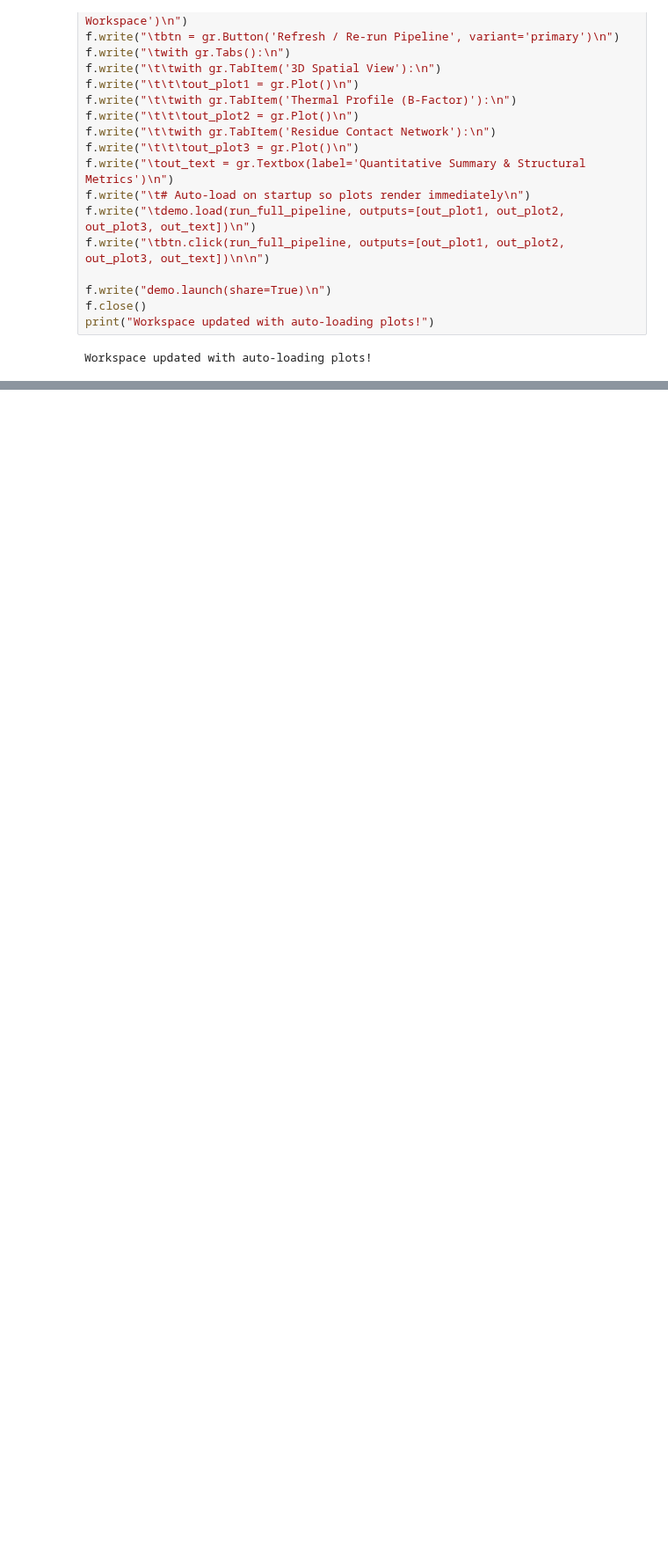
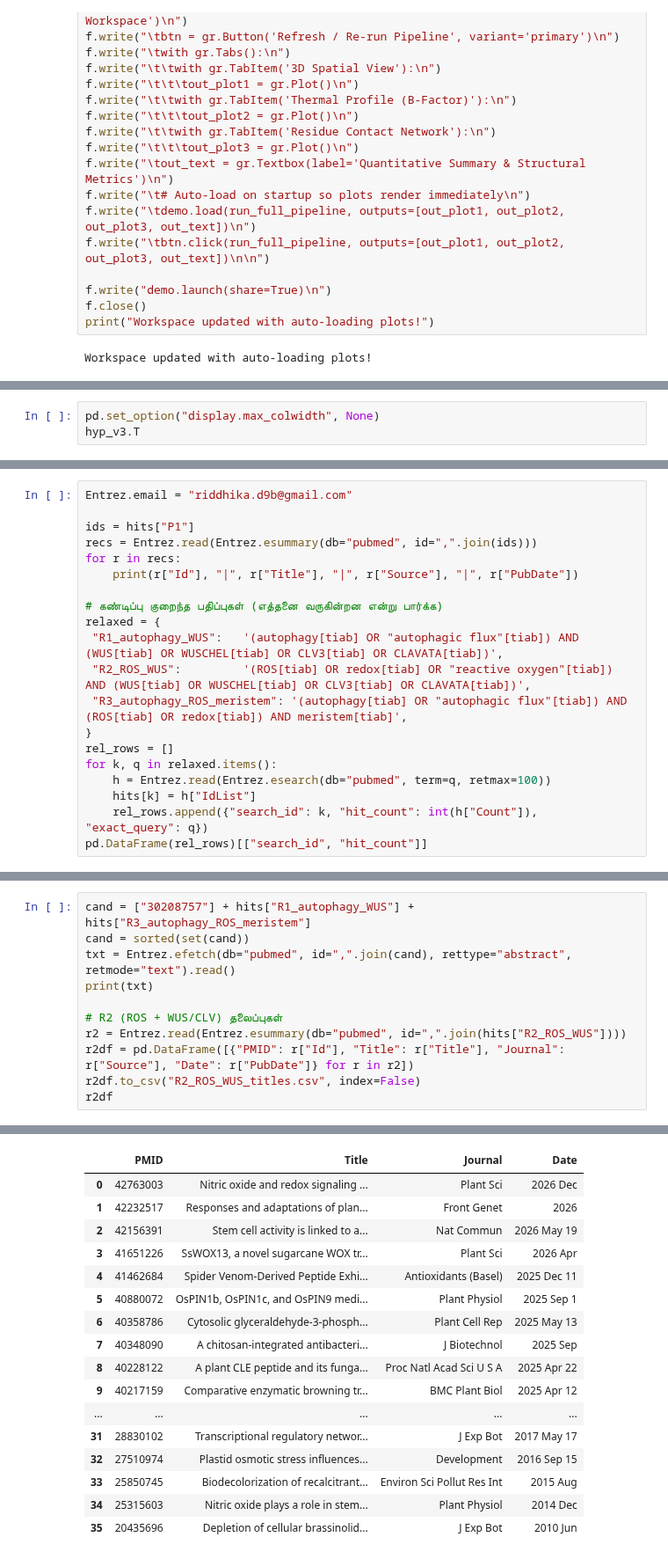
Before and after one commit to riddhikad9b-ux/Plant-Meristem-Longevity-Research-, a Jupyter notebook: Plant_Meristem_Longevity_Research_Lab_v1.ipynb, the cells around one changed output, grey strips where cells are left out. Shown at 88% size. Saved outputs shown, nothing was run; the diff lists cells and outputs as text; blank space fills up the shorter version.

```diff
--- a/Plant_Meristem_Longevity_Research_Lab_v1.ipynb
+++ b/Plant_Meristem_Longevity_Research_Lab_v1.ipynb
@@ -5892,0 +9986,3 @@ fatal: unable to auto-detect email address (got 'root@626b261cbcee.(none)')
+# %%
+pd.set_option("display.max_colwidth", None)
+hyp_v3.T
@@ -5892,0 +10038,20 @@ fatal: unable to auto-detect email address (got 'root@626b261cbcee.(none)')
+# %%
+Entrez.email = "riddhika.d9b@gmail.com"
+
+ids = hits["P1"]
+recs = Entrez.read(Entrez.esummary(db="pubmed", id=",".join(ids)))
+for r in recs:
+    print(r["Id"], "|", r["Title"], "|", r["Source"], "|", r["PubDate"])
+
+# கண்டிப்பு குறைந்த பதிப்புகள் (எத்தனை வருகின்றன என்று பார்க்க)
+relaxed = {
+ "R1_autophagy_WUS":   '(autophagy[tiab] OR "autophagic flux"[tiab]) AND (WUS[tiab] OR WUSCHEL[tiab] OR CLV3[tiab] OR CLAVATA[tiab])',
+ "R2_ROS_WUS":         '(ROS[tiab] OR redox[tiab] OR "reactive oxygen"[tiab]) AND (WUS[tiab] OR WUSCHEL[tiab] OR CLV3[tiab] OR CLAVATA[tiab])',
+ "R3_autophagy_ROS_meristem": '(autophagy[tiab] OR "autophagic flux"[tiab]) AND (ROS[tiab] OR redox[tiab]) AND meristem[tiab]',
+}
+rel_rows = []
+for k, q in relaxed.items():
+    h = Entrez.read(Entrez.esearch(db="pubmed", term=q, retmax=100))
+    hits[k] = h["IdList"]
+    rel_rows.append({"search_id": k, "hit_count": int(h["Count"]), "exact_query": q})
+pd.DataFrame(rel_rows)[["search_id", "hit_count"]]
@@ -5892,0 +10064,12 @@ fatal: unable to auto-detect email address (got 'root@626b261cbcee.(none)')
+# %%
+cand = ["30208757"] + hits["R1_autophagy_WUS"] + hits["R3_autophagy_ROS_meristem"]
+cand = sorted(set(cand))
+txt = Entrez.efetch(db="pubmed", id=",".join(cand), rettype="abstract", retmode="text").read()
+print(txt)
+
+# R2 (ROS + WUS/CLV) தலைப்புகள்
+r2 = Entrez.read(Entrez.esummary(db="pubmed", id=",".join(hits["R2_ROS_WUS"])))
+r2df = pd.DataFrame([{"PMID": r["Id"], "Title": r["Title"], "Journal": r["Source"], "Date": r["PubDate"]} for r in r2])
+r2df.to_csv("R2_ROS_WUS_titles.csv", index=False)
+r2df
+# %% [output]
@@ -5892,0 +10093,17 @@ fatal: unable to auto-detect email address (got 'root@626b261cbcee.(none)')
+|  | PMID | Title | Journal | Date |
+| 0 | 42763003 | Nitric oxide and redox signaling ... | Plant Sci | 2026 Dec |
+| 1 | 42232517 | Responses and adaptations of plan... | Front Genet | 2026 |
+| 2 | 42156391 | Stem cell activity is linked to a... | Nat Commun | 2026 May 19 |
+| 3 | 41651226 | SsWOX13, a novel sugarcane WOX tr... | Plant Sci | 2026 Apr |
+| 4 | 41462684 | Spider Venom-Derived Peptide Exhi... | Antioxidants (Basel) | 2025 Dec 11 |
+| 5 | 40880072 | OsPIN1b, OsPIN1c, and OsPIN9 medi... | Plant Physiol | 2025 Sep 1 |
+| 6 | 40358786 | Cytosolic glyceraldehyde-3-phosph... | Plant Cell Rep | 2025 May 13 |
+| 7 | 40348090 | A chitosan-integrated antibacteri... | J Biotechnol | 2025 Sep |
+| 8 | 40228122 | A plant CLE peptide and its funga... | Proc Natl Acad Sci U S A | 2025 Apr 22 |
+| 9 | 40217159 | Comparative enzymatic browning tr... | BMC Plant Biol | 2025 Apr 12 |
+| ... | ... | ... | ... | ... |
+| 31 | 28830102 | Transcriptional regulatory networ... | J Exp Bot | 2017 May 17 |
+| 32 | 27510974 | Plastid osmotic stress influences... | Development | 2016 Sep 15 |
+| 33 | 25850745 | Biodecolorization of recalcitrant... | Environ Sci Pollut Res Int | 2015 Aug |
+| 34 | 25315603 | Nitric oxide plays a role in stem... | Plant Physiol | 2014 Dec |
+| 35 | 20435696 | Depletion of cellular brassinolid... | J Exp Bot | 2010 Jun |
```
Also changed, not shown: parts of 132 cells of this notebook.
